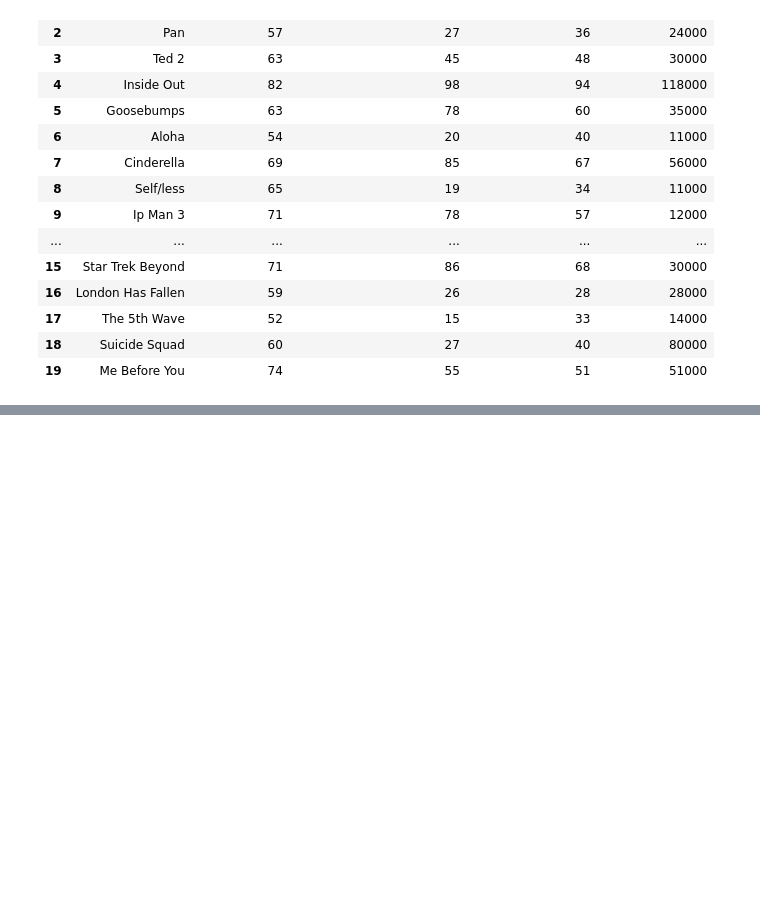
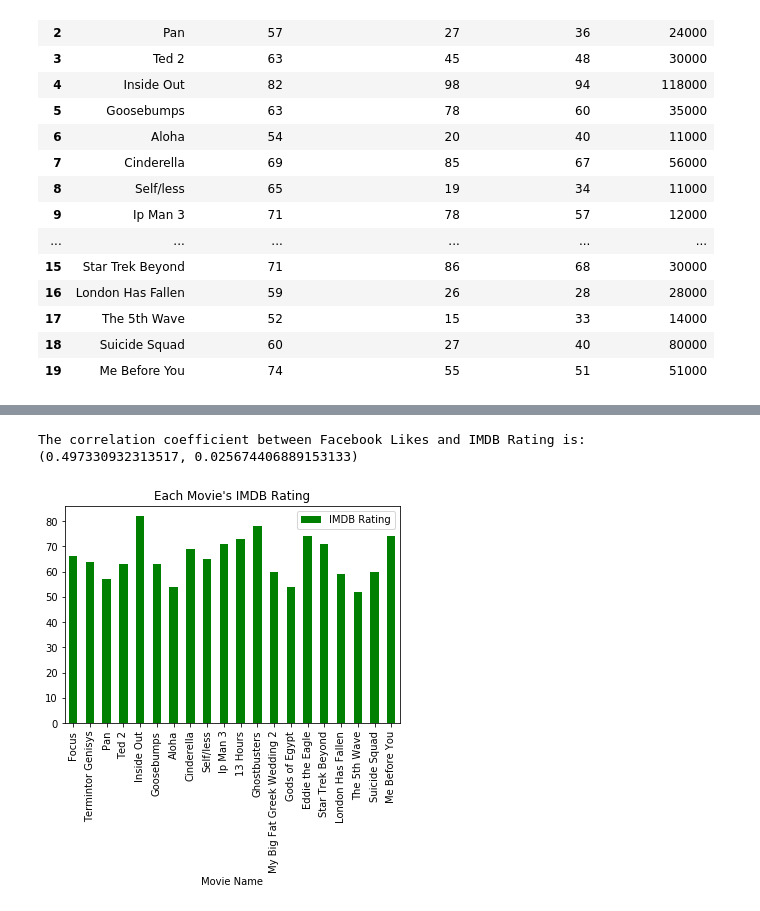
Before and after one commit to MRSantos1/DataVisProject1, a Jupyter notebook: DataVizProjectStarterBook-Hissey-Edits-10.1.19.ipynb, the cells around one changed output, grey strips where cells are left out. Cells and saved outputs as stored; diff of their text form; code cells hidden in the pictures; blank space fills up the shorter version.

```diff
--- a/DataVizProjectStarterBook-Hissey-Edits-10.1.19.ipynb
+++ b/DataVizProjectStarterBook-Hissey-Edits-10.1.19.ipynb
@@ -268,0 +289,17 @@ master_movie_df
+# %%
+# Calculate the correlation coefficient between Facebook Likes and IMDB Rating:
+
+print("The correlation coefficient between Facebook Likes and IMDB Rating is:")
+print(st.pearsonr(master_movie_df["Facebook Likes"],master_movie_df["IMDB Rating"]))
+# %% [output]
+The correlation coefficient between Facebook Likes and IMDB Rating is:
+(0.497330932313517, 0.025674406889153133)
+# %%
+# Generate a bar chart displaying each movie's facebook likes & IMDB rating
+master_movie_df.plot(kind='Bar',x='Movie Name',y='IMDB Rating',color='green')
+plt.title("Each Movie's IMDB Rating")
+ax.set_ylabel('IMDB Rating')
+
+plt.show()
+# %% [output]
+[figure, added]
```
Also changed, not shown: parts of 10 cells of this notebook, 1 other file.
